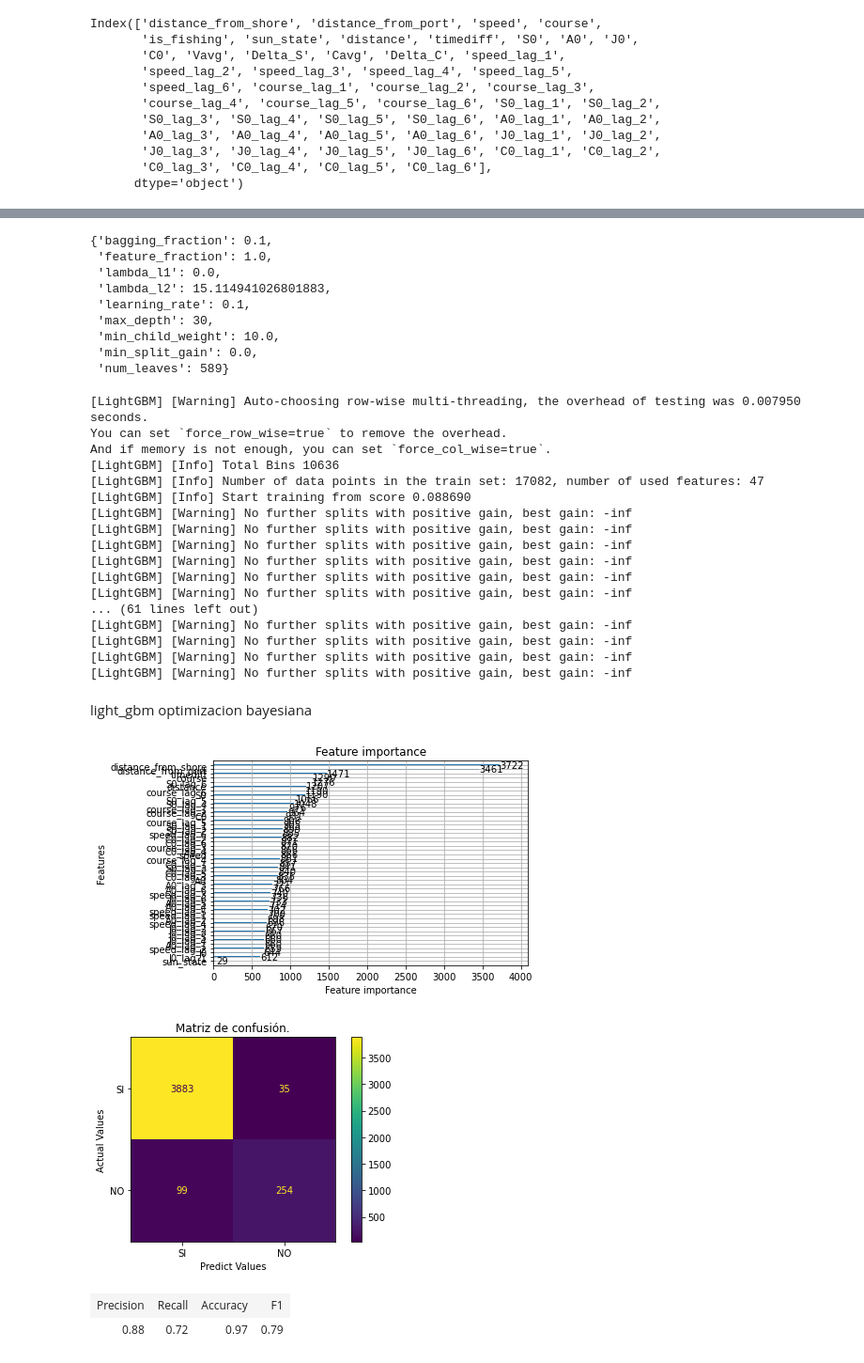
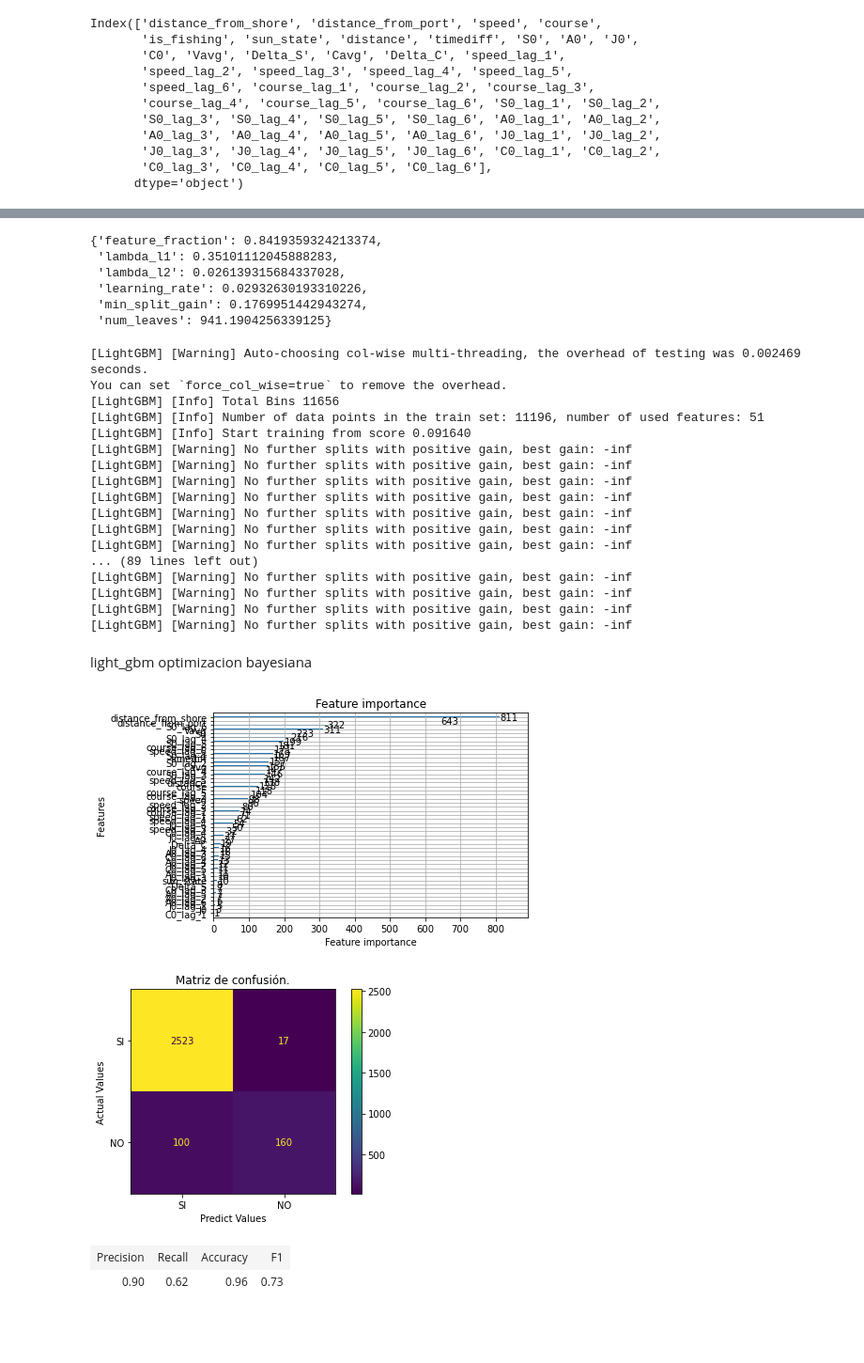
Before and after one commit to nmarcovecchio/tfi_itba_gfw, a Jupyter notebook: python/tfi_con_fe copy.ipynb, the cells around one changed output, grey strips where cells are left out. Shown: that part at 94% size. Drawn from its saved outputs; the diff is of its cells as text; code cells hidden in the pictures; blank space fills up the shorter version.

```diff
--- a/python/tfi_con_fe copy.ipynb
+++ b/python/tfi_con_fe copy.ipynb
@@ -124,17 +124,18 @@ def bayesion_opt_lgbm(X, y, init_iter=3, n_iters=7, random_state=11, seed = 101,
         return 'r2', r2_score(labels, preds), True
 
     # Objective Function
-    def hyp_lgbm(num_leaves, feature_fraction, bagging_fraction, max_depth, min_split_gain, min_child_weight,lambda_l1, lambda_l2, learning_rate):
+    #def hyp_lgbm(num_leaves, feature_fraction, bagging_fraction, max_depth, min_split_gain, min_child_weight,lambda_l1, lambda_l2, learning_rate):
+    def hyp_lgbm(num_leaves, feature_fraction,   min_split_gain, lambda_l1, lambda_l2, learning_rate):
 
             params = {'application':'binary','num_iterations': num_iterations,'early_stopping_round':int(50 + 7/learning_rate),
                         'metric':'lgb_r2_score'} # Default parameters
 
             params["num_leaves"] = int(round(num_leaves))
             params['feature_fraction'] = max(min(feature_fraction, 1), 0)
-            params['bagging_fraction'] = max(min(bagging_fraction, 1), 0)
-            params['max_depth'] = int(round(max_depth))
+            #params['bagging_fraction'] = max(min(bagging_fraction, 1), 0)
+            #params['max_depth'] = int(round(max_depth))
             params['min_split_gain'] = min_split_gain
-            params['min_child_weight'] = min_child_weight
+            #params['min_child_weight'] = min_child_weight
 
             params['learning_rate']= max(min(learning_rate, 1), 0)
             params['lambda_l1']= lambda_l1
@@ -153,12 +154,12 @@ def bayesion_opt_lgbm(X, y, init_iter=3, n_iters=7, random_state=11, seed = 101,
 
     pds = {
                 #'eta':(0.025,0.15),
-                'num_leaves': (8, 1024),
+                'num_leaves': (8, 1023),
                 'feature_fraction': (0.1, 1.0),
-                'bagging_fraction': (0.1, 1),
-                'max_depth': (30, 70),
+                #'bagging_fraction': (0.1, 1),
+                #'max_depth': (30, 70),
                 'min_split_gain': (0.0, 20),
-                'min_child_weight': (10, 50),
+                #'min_child_weight': (10, 50),
                 'lambda_l1':(0.0,10),
                 'lambda_l2':(0.0,100),
                 'learning_rate':(0.01, 0.1)
@@ -173,5 +174,5 @@ def bayesion_opt_lgbm(X, y, init_iter=3, n_iters=7, random_state=11, seed = 101,
     optimizer.maximize(init_points=init_iter, n_iter=n_iters)
     return optimizer.max['params']
 
-parametros_optimos = bayesion_opt_lgbm(X, y, init_iter=100, n_iters=15000, random_state=77, seed = 101, num_iterations = 1000)
+parametros_optimos = bayesion_opt_lgbm(X, y, init_iter=100, n_iters=500, random_state=77, seed = 101, num_iterations = 1000)
 # %% [output]
@@ -196,17 +196,14 @@ KeyboardInterrupt:
 # %%
 display(parametros_optimos)
 # %% [output]
-{'bagging_fraction': 0.1,
- 'feature_fraction': 1.0,
- 'lambda_l1': 0.0,
- 'lambda_l2': 15.114941026801883,
- 'learning_rate': 0.1,
- 'max_depth': 30,
- 'min_child_weight': 10.0,
- 'min_split_gain': 0.0,
- 'num_leaves': 589}
+{'feature_fraction': 0.8419359324213374,
+ 'lambda_l1': 0.35101112045888283,
+ 'lambda_l2': 0.026139315684337028,
+ 'learning_rate': 0.02932630193310226,
+ 'min_split_gain': 0.1769951442943274,
+ 'num_leaves': 941.1904256339125}
 # %%
-parametros_optimos['max_depth'] = int(round(parametros_optimos['max_depth']))
+#parametros_optimos['max_depth'] = int(round(parametros_optimos['max_depth']))
 parametros_optimos['num_leaves'] = int(round(parametros_optimos['num_leaves']))
 
 dtrain = lgb.Dataset(data=X, label=y)
@@ -214,41 +211,41 @@ def lgb_r2_score(preds, dtrain):
         labels = dtrain.get_label()
         return 'r2', r2_score(labels, preds), True
 dt = lgb.train(parametros_optimos,  dtrain,categorical_feature=[], verbose_eval =None, feval=lgb_r2_score)
 #clf = lgb.fit(parametros_optimos,  dtrain,categorical_feature=[], verbose_eval =None, feval=lgb_r2_score)
 
 lgb.plot_importance(dt)
 
 y_pred = dt.predict(X_test)
 #if>=0.5 ---> 1
 #else ---->0
 #rounding the values
 y_pred=y_pred.round(0)
 y_pred=y_pred.astype(int)
 y_pred = np.where(y_pred == 1, 'SI', 'NO')
 #print(y_pred)
 
 evaluate_model('light_gbm optimizacion bayesiana',y_test, y_pred)
 #cols = feature_importance_df_lgb[["feature", "importance"]].groupby("feature").mean().sort_values(by="importance", ascending=False)[:50].index
 # %% [output]
-[LightGBM] [Warning] Auto-choosing row-wise multi-threading, the overhead of testing was 0.007950 seconds.
-You can set `force_row_wise=true` to remove the overhead.
-And if memory is not enough, you can set `force_col_wise=true`.
-[LightGBM] [Info] Total Bins 10636
-[LightGBM] [Info] Number of data points in the train set: 17082, number of used features: 47
-[LightGBM] [Info] Start training from score 0.088690
+[LightGBM] [Warning] Auto-choosing col-wise multi-threading, the overhead of testing was 0.002469 seconds.
+You can set `force_col_wise=true` to remove the overhead.
+[LightGBM] [Info] Total Bins 11656
+[LightGBM] [Info] Number of data points in the train set: 11196, number of used features: 51
+[LightGBM] [Info] Start training from score 0.091640
 [LightGBM] [Warning] No further splits with positive gain, best gain: -inf
 [LightGBM] [Warning] No further splits with positive gain, best gain: -inf
 [LightGBM] [Warning] No further splits with positive gain, best gain: -inf
 [LightGBM] [Warning] No further splits with positive gain, best gain: -inf
 [LightGBM] [Warning] No further splits with positive gain, best gain: -inf
 [LightGBM] [Warning] No further splits with positive gain, best gain: -inf
-... (61 lines left out)
+[LightGBM] [Warning] No further splits with positive gain, best gain: -inf
+... (89 lines left out)
 [LightGBM] [Warning] No further splits with positive gain, best gain: -inf
 [LightGBM] [Warning] No further splits with positive gain, best gain: -inf
 [LightGBM] [Warning] No further splits with positive gain, best gain: -inf
 [LightGBM] [Warning] No further splits with positive gain, best gain: -inf
 light_gbm optimizacion bayesiana
-[figure, old version]
+[figure, new version]
-[figure, old version]
+[figure, new version]
 | Precision | Recall | Accuracy | F1 |
-| 0.88 | 0.72 | 0.97 | 0.79 |
+| 0.90 | 0.62 | 0.96 | 0.73 |
```
Also changed, not shown: parts of 3 cells of this notebook, 1 other file.
